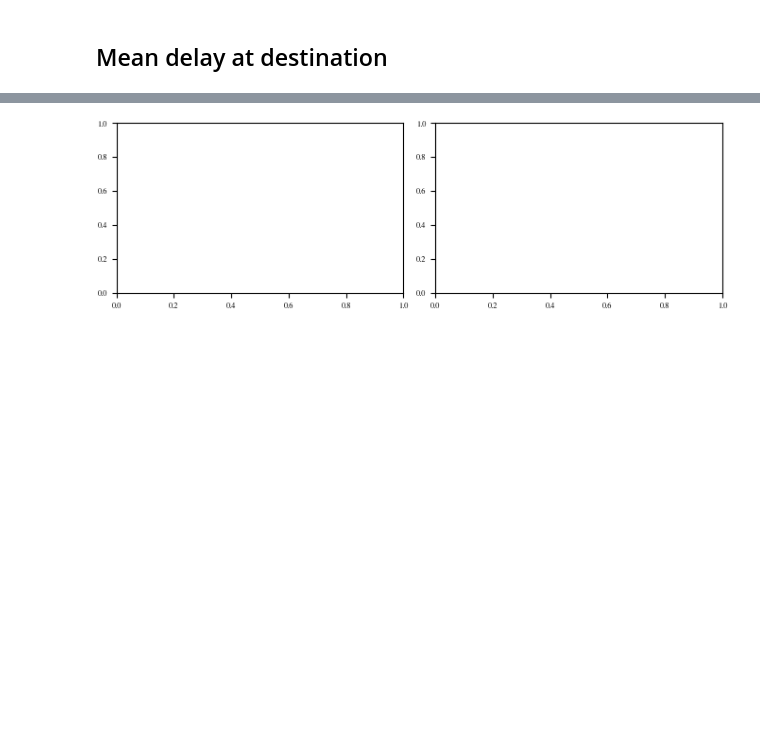
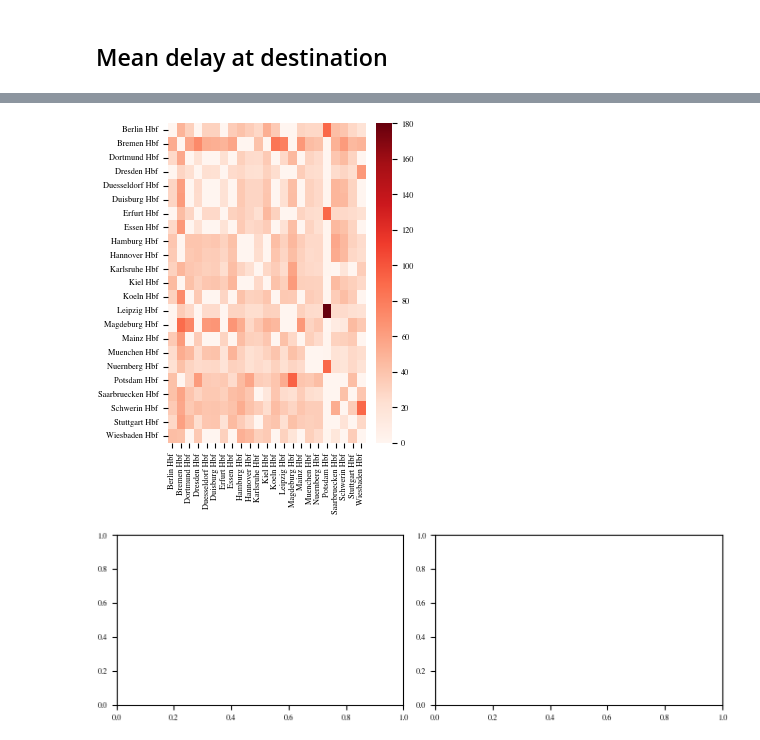
Before and after one commit to 17ex/DataLiteracy, a Jupyter notebook: fig/fig_meanDelays.ipynb, the cells around one changed output, grey strips where cells are left out. Saved outputs shown, nothing was run; the diff lists cells and outputs as text; code cells hidden in the pictures; blank space fills up the shorter version.

```diff
--- a/fig/fig_meanDelays.ipynb
+++ b/fig/fig_meanDelays.ipynb
@@ -371,4 +443,12 @@ df_mean
 23 rows × 23 columns
+# %%
+plt.rcParams.update(bundles.icml2022(column="half", nrows=2, ncols=1, usetex=False))
+plt.figure()
+sns.heatmap(df_mean, annot=False, cmap="Reds")
+plt.savefig("plot_meanDelay_heatmap.pdf", format="pdf")
+plt.show()
+# %% [output]
+[figure, added]
 # %%
 plt.rcParams.update(bundles.icml2022(column="full", nrows=1, ncols=2, usetex=False))
 
```
Also changed, not shown: parts of 11 cells of this notebook, 3 other files.
